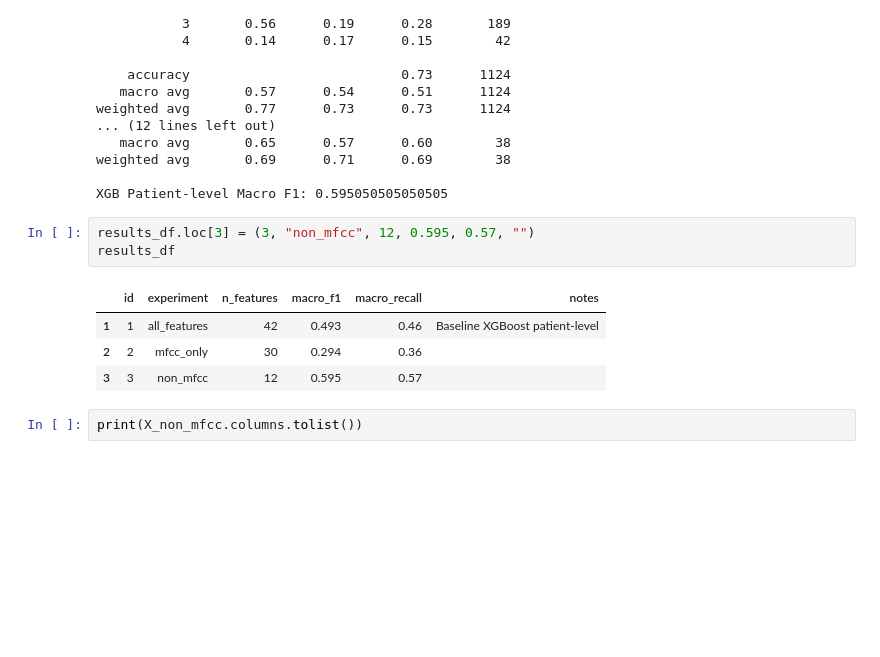
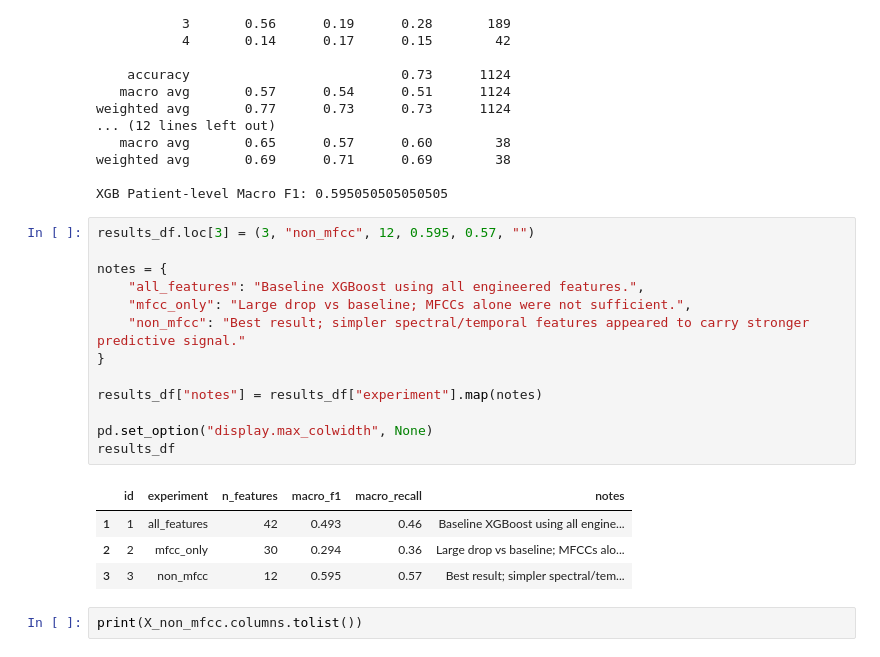
Before and after one commit to mi-mi-mia/smart-stethoscope, a Jupyter notebook: notebooks/0_feature_ablation.ipynb, the cells around one changed output. Saved outputs shown, nothing was run; the diff lists cells and outputs as text; blank space fills up the shorter version.

Commit message:
Added conclusion and results to feature ablation study

```diff
--- a/notebooks/0_feature_ablation.ipynb
+++ b/notebooks/0_feature_ablation.ipynb
@@ -823,12 +820,22 @@ weighted avg       0.69      0.71      0.69        38
 XGB Patient-level Macro F1: 0.595050505050505
 # %%
 results_df.loc[3] = (3, "non_mfcc", 12, 0.595, 0.57, "")
+
+notes = {
+    "all_features": "Baseline XGBoost using all engineered features.",
+    "mfcc_only": "Large drop vs baseline; MFCCs alone were not sufficient.",
+    "non_mfcc": "Best result; simpler spectral/temporal features appeared to carry stronger predictive signal."
+}
+
+results_df["notes"] = results_df["experiment"].map(notes)
+
+pd.set_option("display.max_colwidth", None)
 results_df
 # %% [output]
 |  | id | experiment | n_features | macro_f1 | macro_recall | notes |
-| 1 | 1 | all_features | 42 | 0.493 | 0.46 | Baseline XGBoost patient-level |
-| 2 | 2 | mfcc_only | 30 | 0.294 | 0.36 |  |
-| 3 | 3 | non_mfcc | 12 | 0.595 | 0.57 |  |
+| 1 | 1 | all_features | 42 | 0.493 | 0.46 | Baseline XGBoost using all engine... |
+| 2 | 2 | mfcc_only | 30 | 0.294 | 0.36 | Large drop vs baseline; MFCCs alo... |
+| 3 | 3 | non_mfcc | 12 | 0.595 | 0.57 | Best result; simpler spectral/tem... |
 # %%
 print(X_non_mfcc.columns.tolist())
 # %% [output]
```
Also changed, not shown: parts of 6 cells of this notebook.
